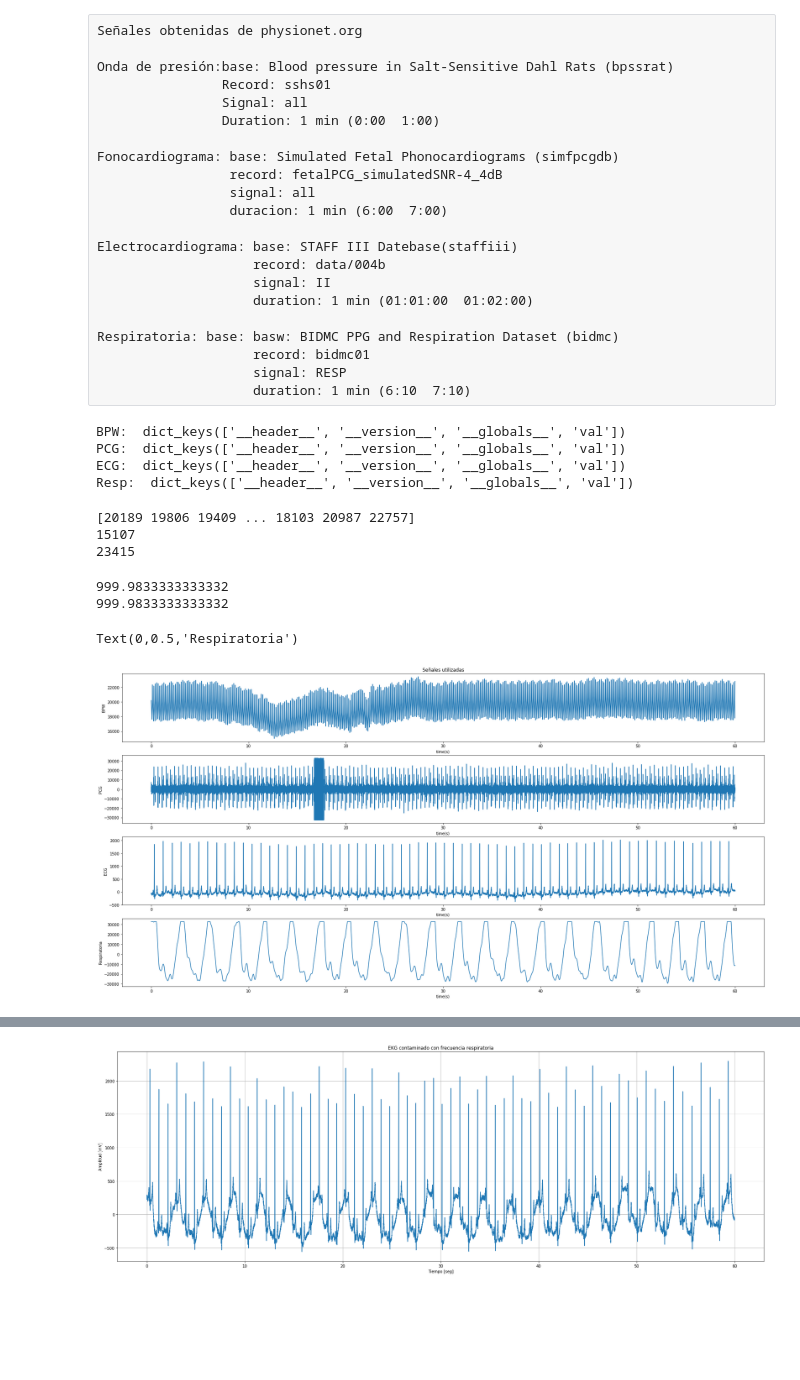
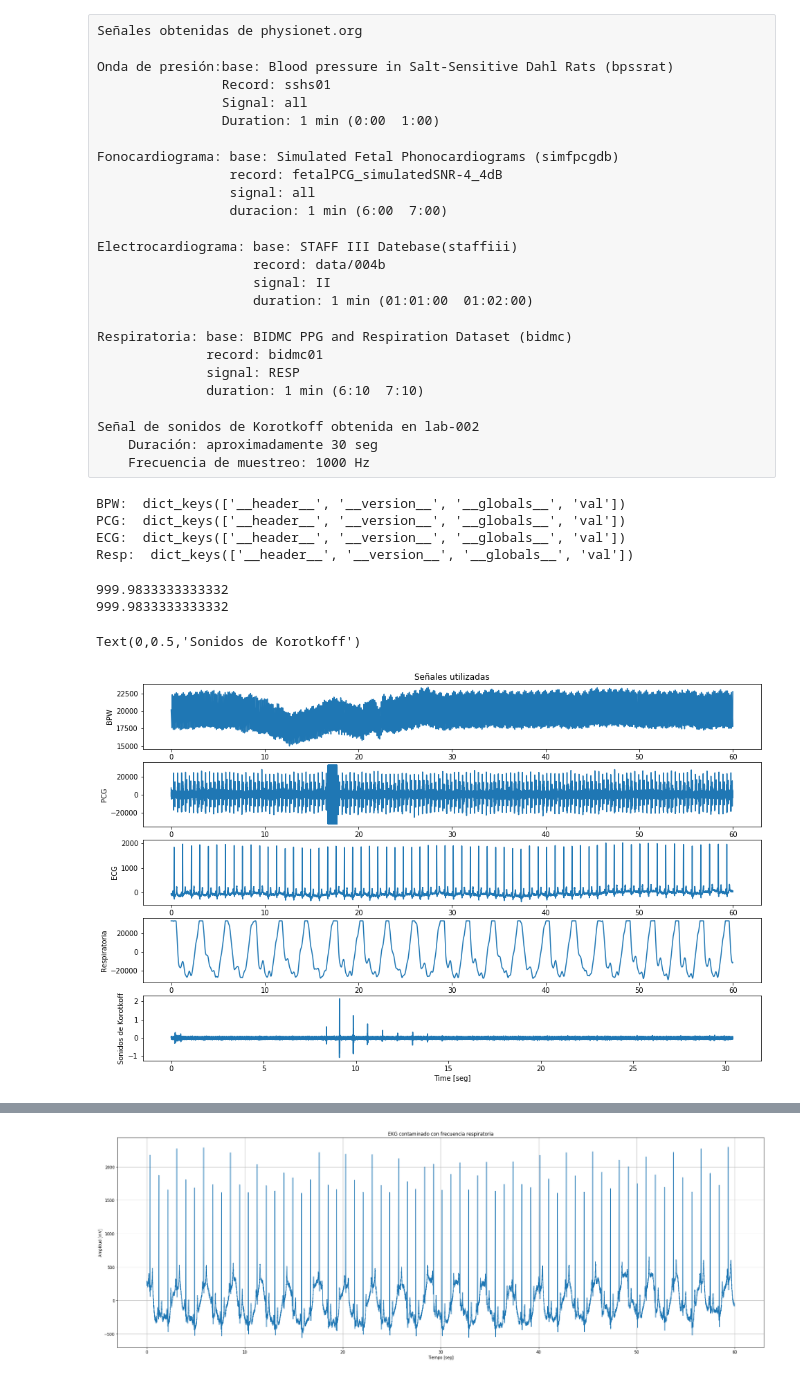
Before and after one commit to AguilarRosario/Servicio-Social, a Jupyter notebook: src/FAyD/Señales_Utilizadas.ipynb, the cells around one changed output, grey strips where cells are left out. Drawn from its saved outputs; the diff is of its cells as text; code cells hidden in the pictures; blank space fills up the shorter version.

Commit message:
agregué prácticas 5 y 6 terminadas y señal de sonidos de Korotkoff

```diff
--- a/src/FAyD/Señales_Utilizadas.ipynb
+++ b/src/FAyD/Señales_Utilizadas.ipynb
@@ -65,10 +65,14 @@ Electrocardiograma: base: STAFF III Datebase(staffiii)
                     signal: II
                     duration: 1 min (01:01:00  01:02:00)
 
-Respiratoria: base: basw: BIDMC PPG and Respiration Dataset (bidmc)
-                    record: bidmc01
-                    signal: RESP
-                    duration: 1 min (6:10  7:10)
+Respiratoria: base: BIDMC PPG and Respiration Dataset (bidmc)
+              record: bidmc01
+              signal: RESP
+              duration: 1 min (6:10  7:10)
+
+Señal de sonidos de Korotkoff obtenida en lab-002
+    Duración: aproximadamente 30 seg
+    Frecuencia de muestreo: 1000 Hz
 # %%
 """"Cargar datos de señales originales"""
 
@@ -100,19 +104,18 @@ print('Resp: ',Resp.keys())
 Resp      = Resp['val'][0]
 sr_Resp   = 125
 time_Resp = np.linspace(0,len(Resp)/sr_Resp,len(Resp))
+
+#Señal de sonidos de Korotkoff
+f1         = open(datapath+'sonidos.txt','r')
+sonidos    = f1.read()
+sr_sonidos = 1000
+sonidos = sonidos.split(',') #split divide una cadena en una lista
+sonidos = np.asarray(sonidos,dtype=np.float32) #asarray convierte una lista en un vector
 # %% [output]
 BPW:  dict_keys(['__header__', '__version__', '__globals__', 'val'])
 PCG:  dict_keys(['__header__', '__version__', '__globals__', 'val'])
 ECG:  dict_keys(['__header__', '__version__', '__globals__', 'val'])
 Resp:  dict_keys(['__header__', '__version__', '__globals__', 'val'])
-# %%
-print (BPW)
-print (min(BPW))
-print (max(BPW))
-# %% [output]
-[20189 19806 19409 ... 18103 20987 22757]
-15107
-23415
 # %%
 """Acondicionamiento de señales"""
 
@@ -141,35 +144,35 @@ print(fm)
 """Con esto podemos generar una sr general para todas nuestras señales, así como un eje de tiempo general"""
 sr   = 1000.
 time = time_n
+
+"""Para el caso de la señal de sonidos de Korotkoff se necesita generar un eje de tiempo diferente debido a que tiene una
+duración de solo 30 seg"""
+t_sonidos = np.linspace(0,len(sonidos)/sr_sonidos,len(sonidos))
 # %% [output]
 999.9833333333332
 999.9833333333332
 # %%
-plt.figure(figsize=(30,15))
-plt.subplot(4,1,1)
+plt.figure(figsize=(16,10))
+plt.subplot(5,1,1)
 plt.plot(time,mmHg_n)
 plt.title('Señales utilizadas')
-plt.xlabel('time(s)')
 plt.ylabel('BPW')
-# plt.xlim(0,1)
-plt.subplot(4,1,2)
+plt.subplot(5,1,2)
 plt.plot(time,PCG)
-plt.xlabel('time(s)')
 plt.ylabel('PCG')
-# plt.xlim(0,2)
-plt.subplot(4,1,3)
+plt.subplot(5,1,3)
 plt.plot(time,ECG)
-plt.xlabel('time(s)')
 plt.ylabel('ECG')
-# plt.xlim(0,5)
-plt.subplot(4,1,4)
+plt.subplot(5,1,4)
 plt.plot(time,Resp_r)
-plt.xlabel('time(s)')
 plt.ylabel('Respiratoria')
-# plt.xlim(0,5)
+plt.subplot(5,1,5)
+plt.plot(t_sonidos,sonidos)
+plt.xlabel('Time [seg]')
+plt.ylabel('Sonidos de Korotkoff')
 # %% [output]
-Text(0,0.5,'Respiratoria')
+Text(0,0.5,'Sonidos de Korotkoff')
-[figure, old version]
+[figure, new version]
 # %%
 """Señales para contaminar"""
 
```
Also changed, not shown: parts of 3 cells of this notebook, 4 other files.
